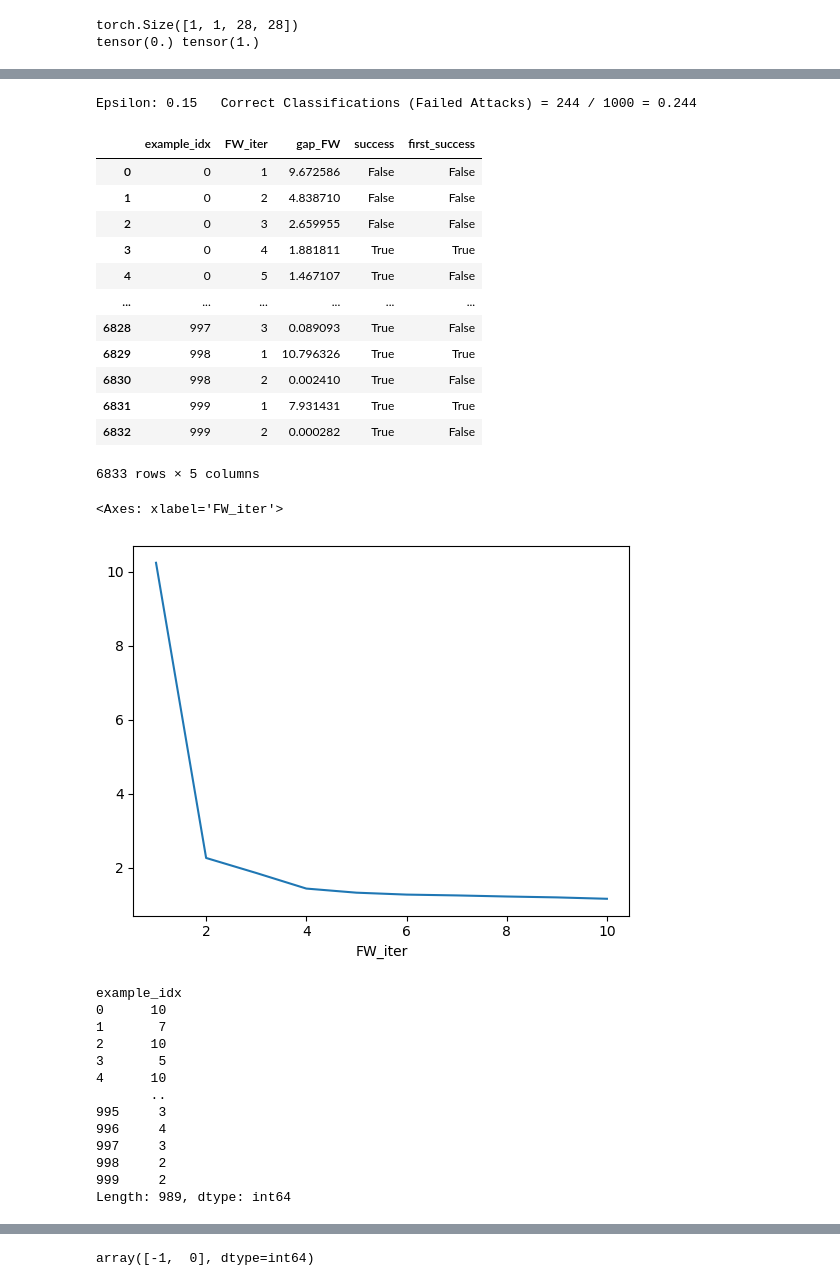
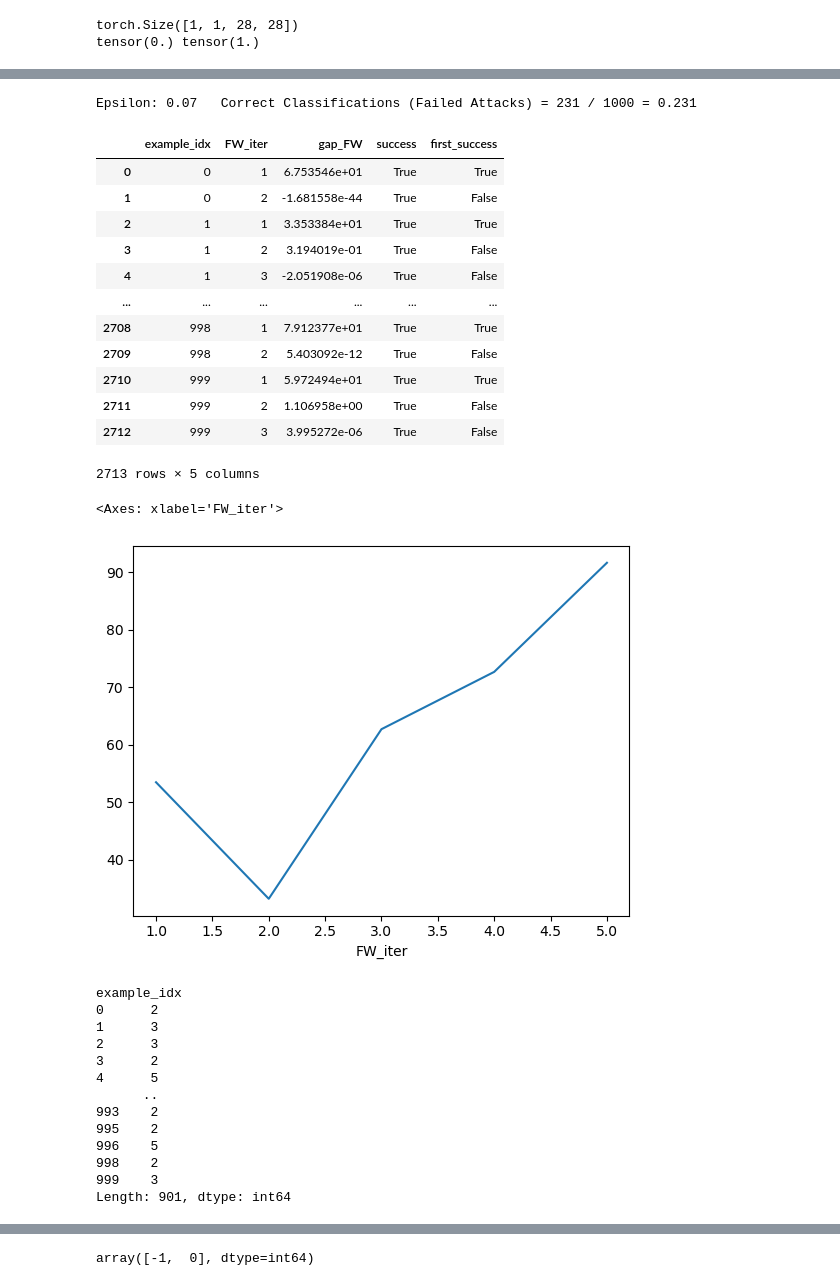
Before and after one commit to TannerAGraves/FW-variants-for-WB-Adversarial-Attacks, a Jupyter notebook: attack_tests FMNIST.ipynb, the cells around one changed output, grey strips where cells are left out. Saved outputs shown, nothing was run; the diff lists cells and outputs as text; code cells hidden in the pictures.

```diff
--- a/attack_tests FMNIST.ipynb
+++ b/attack_tests FMNIST.ipynb
@@ -86,13 +86,15 @@ Net(
 # # Add the parent directory to the Python path
 # sys.path.append(parent_dir)
 from models.simple_FashionMNIST import *
-sfm = simple_FashionMNIST("models/simple_FashionMNIST.pth")
-model = sfm.model
+target_mdl = simple_FashionMNIST("models/simple_FashionMNIST.pth")
+model = target_mdl.model
+device = target_mdl.device
+test_loader = target_mdl.testloader
 # %% [output]
 Running on cpu.
 Model weights loaded successfully
 # %%
-for image, target in sfm.testloader:
+for image, target in target_mdl.testloader:
     print(image.shape)
     print(torch.min(image), torch.max(image))
     break
@@ -128,5 +130,7 @@ def denorm(batch, mean=[0.1307], std=[0.3081]):
         mean = torch.tensor(mean).to(device)
     if isinstance(std, list):
         std = torch.tensor(std).to(device)
-
-    return batch * std.view(1, -1, 1, 1) + mean.view(1, -1, 1, 1)
+    if target_mdl.requires_denorm:
+        return batch * std.view(1, -1, 1, 1) + mean.view(1, -1, 1, 1)
+    else:
+        return batch
@@ -201,9 +136,0 @@ def test( model, device, test_loader, epsilon ):
-# %%
-accuracies = []
-examples = []
-
-# Run test for each epsilon
-for eps in epsilons:
-    acc, ex = test(model, device, test_loader, eps)
-    accuracies.append(acc)
-    examples.append(ex)
@@ -532,50 +478,50 @@ def test_fw(model, device, test_loader, epsilon,num_fw_iter, num_test = 1000, me
 # %%
 accuracies = []
 examples = []
-fw_iters = [10]
-eps = 0.15# * (0.4242129623889923 + 2.821486711502075)
+fw_iters = [5]
+eps = 0.07# * (0.4242129623889923 + 2.821486711502075)
 adv_examples = []
 hist = None
 # Run test for each epsilon
 #for eps in epsilons:
 for num_fw_iter in fw_iters:
-    acc, ex, hist = test_fw(model, device, test_loader, eps, num_fw_iter, method='fw_momentum', early_stopping='gap_FW', fw_stepsize_rule='decay', gap_FW_tol=0.1)
+    acc, ex, hist = test_fw(model, device, test_loader, eps, num_fw_iter, method='fw', early_stopping='gap_FW', fw_stepsize_rule=1, gap_FW_tol=0.1)
     accuracies.append(acc)
     examples.append(ex)
 hist
 # %% [output]
-Epsilon: 0.15   Correct Classifications (Failed Attacks) = 244 / 1000 = 0.244
+Epsilon: 0.07   Correct Classifications (Failed Attacks) = 231 / 1000 = 0.231
 |  | example_idx | FW_iter | gap_FW | success | first_success |
-| 0 | 0 | 1 | 9.672586 | False | False |
-| 1 | 0 | 2 | 4.838710 | False | False |
-| 2 | 0 | 3 | 2.659955 | False | False |
-| 3 | 0 | 4 | 1.881811 | True | True |
-| 4 | 0 | 5 | 1.467107 | True | False |
+| 0 | 0 | 1 | 6.753546e+01 | True | True |
+| 1 | 0 | 2 | -1.681558e-44 | True | False |
+| 2 | 1 | 1 | 3.353384e+01 | True | True |
+| 3 | 1 | 2 | 3.194019e-01 | True | False |
+| 4 | 1 | 3 | -2.051908e-06 | True | False |
 | ... | ... | ... | ... | ... | ... |
-| 6828 | 997 | 3 | 0.089093 | True | False |
-| 6829 | 998 | 1 | 10.796326 | True | True |
-| 6830 | 998 | 2 | 0.002410 | True | False |
-| 6831 | 999 | 1 | 7.931431 | True | True |
-| 6832 | 999 | 2 | 0.000282 | True | False |
+| 2708 | 998 | 1 | 7.912377e+01 | True | True |
+| 2709 | 998 | 2 | 5.403092e-12 | True | False |
+| 2710 | 999 | 1 | 5.972494e+01 | True | True |
+| 2711 | 999 | 2 | 1.106958e+00 | True | False |
+| 2712 | 999 | 3 | 3.995272e-06 | True | False |
-6833 rows × 5 columns
+2713 rows × 5 columns
 # %%
 hist.groupby('FW_iter')['gap_FW'].mean().plot()
 # %% [output]
 <Axes: xlabel='FW_iter'>
-[figure, old version]
+[figure, new version]
 # %%
 hist.groupby('example_idx').size()
 # %% [output]
 example_idx
-0      10
-1       7
-2      10
-3       5
-4      10
-       ..
-995     3
-996     4
-997     3
-998     2
-999     2
-Length: 989, dtype: int64
+0      2
+1      3
+2      3
+3      2
+4      5
+      ..
+993    2
+995    2
+996    5
+998    2
+999    3
+Length: 901, dtype: int64
```
Also changed, not shown: parts of 9 cells of this notebook.
